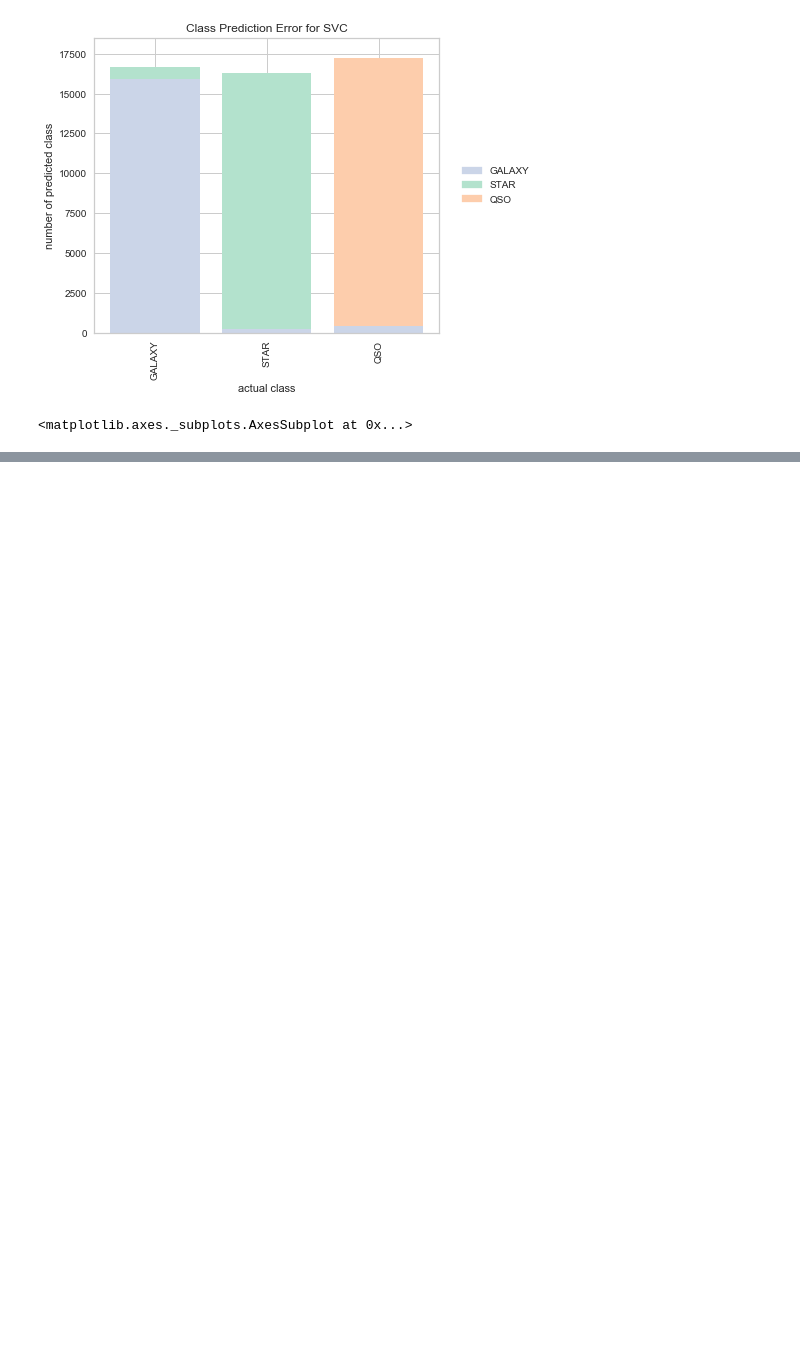
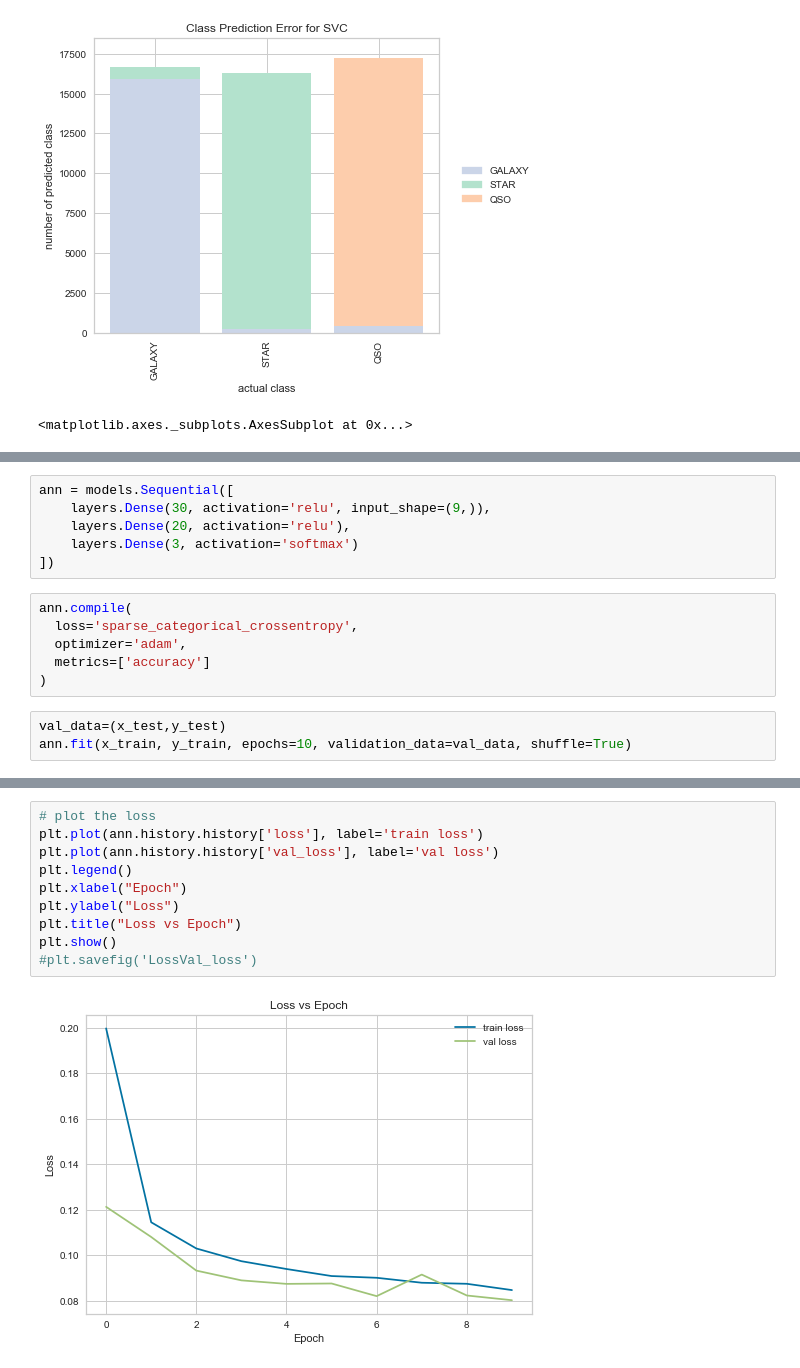
Before and after one commit to vedang9/Stellar-Classification, a Jupyter notebook: Untitled.ipynb, the cells around one changed output, grey strips where cells are left out. Saved outputs shown, nothing was run; the diff lists cells and outputs as text; blank space fills up the shorter version.

```diff
--- a/Untitled.ipynb
+++ b/Untitled.ipynb
@@ -331,0 +444,15 @@ visualizer.show()
+# %%
+ann = models.Sequential([
+    layers.Dense(30, activation='relu', input_shape=(9,)),
+    layers.Dense(20, activation='relu'),
+    layers.Dense(3, activation='softmax')
+])
+# %%
+ann.compile(
+  loss='sparse_categorical_crossentropy',
+  optimizer='adam',
+  metrics=['accuracy']
+)
+# %%
+val_data=(x_test,y_test)
+ann.fit(x_train, y_train, epochs=10, validation_data=val_data, shuffle=True)
@@ -331,0 +481,12 @@ visualizer.show()
+# %%
+# plot the loss
+plt.plot(ann.history.history['loss'], label='train loss')
+plt.plot(ann.history.history['val_loss'], label='val loss')
+plt.legend()
+plt.xlabel("Epoch")
+plt.ylabel("Loss")
+plt.title("Loss vs Epoch")
+plt.show()
+#plt.savefig('LossVal_loss')
+# %% [output]
+[figure, added]
```
Also changed, not shown: parts of 23 cells of this notebook, 1 other file.
